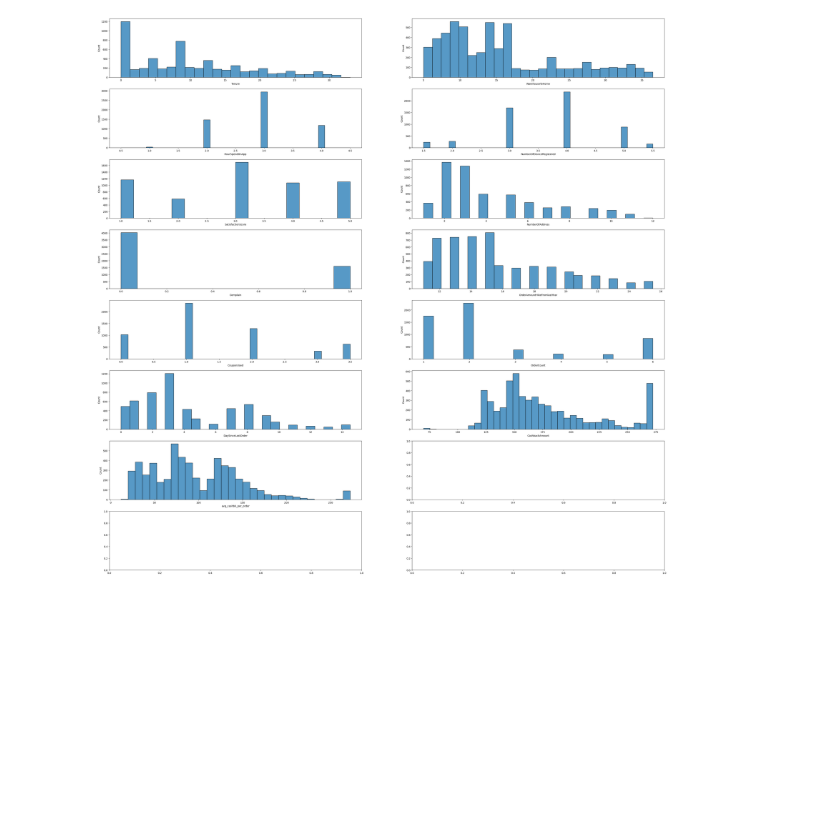
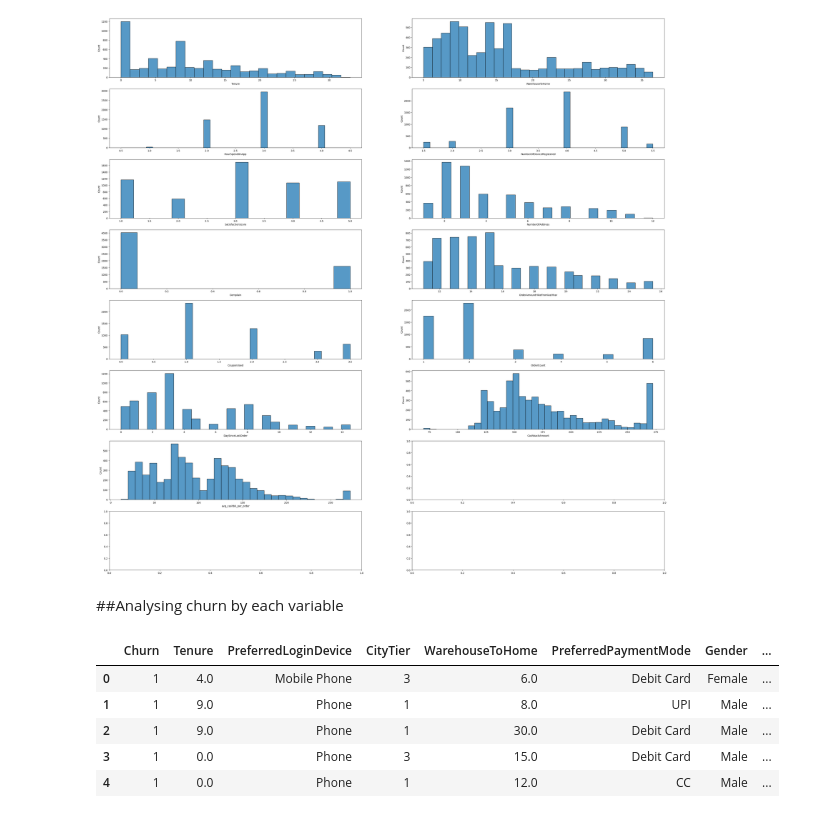
Before and after one commit to piyushgarg878/Customer_Churn, a Jupyter notebook: model1.ipynb, the cells around one changed output. Cells and saved outputs as stored; diff of their text form; code cells hidden in the pictures; blank space fills up the shorter version.

```diff
--- a/model1.ipynb
+++ b/model1.ipynb
@@ -150,3 +306,14 @@ for i, subplot in zip(num, ax.flatten()):
     sns.histplot(df[i], ax=subplot)
 # %% [output]
 [figure]
+# %% [markdown]
+##Analysing churn by each variable
+# %%
+df.head()
+# %% [output]
+|  | Churn | Tenure | PreferredLoginDevice | CityTier | WarehouseToHome | PreferredPaymentMode | Gender | ... |
+| 0 | 1 | 4.0 | Mobile Phone | 3 | 6.0 | Debit Card | Female | ... |
+| 1 | 1 | 9.0 | Phone | 1 | 8.0 | UPI | Male | ... |
+| 2 | 1 | 9.0 | Phone | 1 | 30.0 | Debit Card | Male | ... |
+| 3 | 1 | 0.0 | Phone | 3 | 15.0 | Debit Card | Male | ... |
+| 4 | 1 | 0.0 | Phone | 1 | 12.0 | CC | Male | ... |
```
Also changed, not shown: parts of 23 cells of this notebook.
